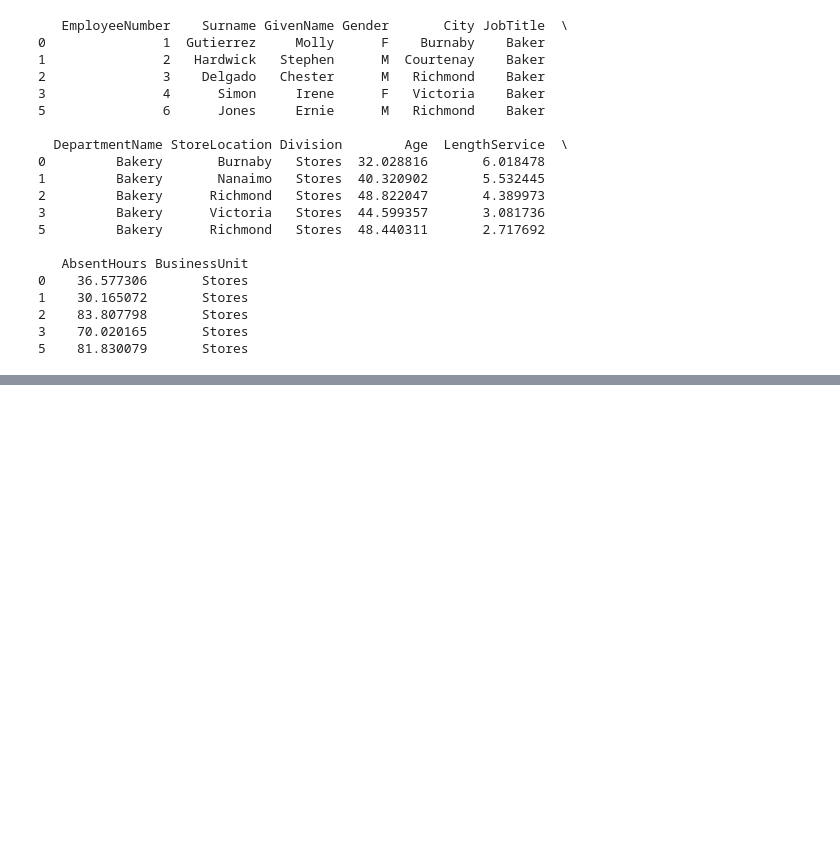
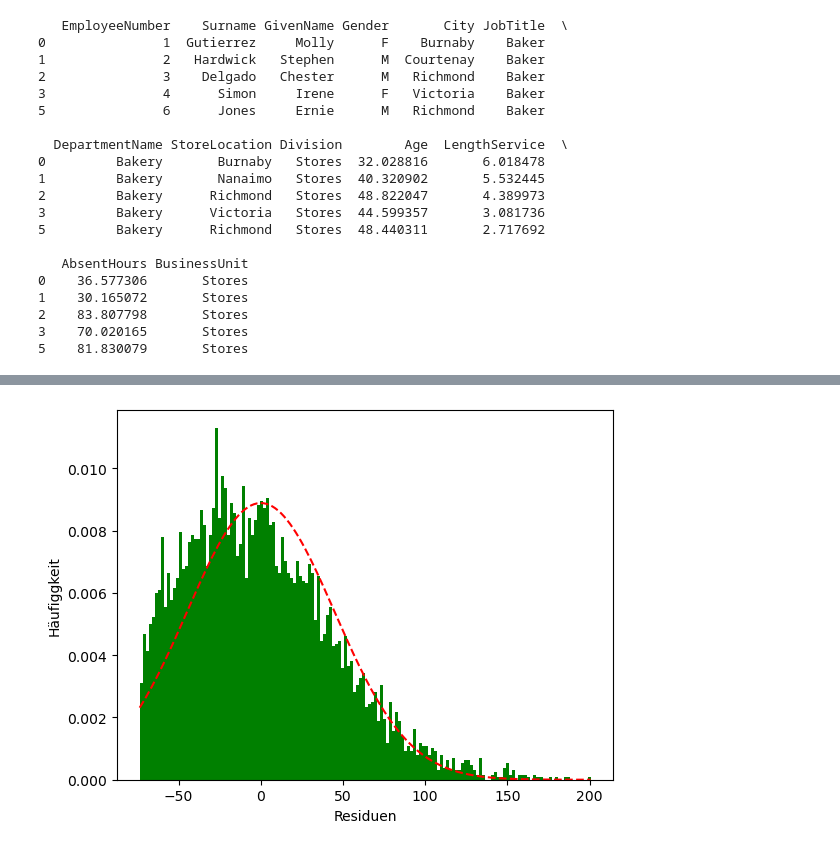
Before and after one commit to Tschoppsilas/LLR, a Jupyter notebook: LE1/Aufgabe 3.ipynb, the cells around one changed output, grey strips where cells are left out. Saved outputs shown, nothing was run; the diff lists cells and outputs as text; code cells hidden in the pictures; blank space fills up the shorter version.

```diff
--- a/LE1/Aufgabe 3.ipynb
+++ b/LE1/Aufgabe 3.ipynb
@@ -99,0 +86,15 @@ plt.plot(list(range(20, 80)), [m * x + b for x in range(20,80)], color='red')
+# %%
+#Verteilung checken
+
+from scipy.stats import norm
+
+n, bins, patches = plt.hist(resid, bins=150, facecolor='green', stacked=True, density=True)
+plt.xlabel('Residuen')
+plt.ylabel('Häufiggkeit')
+mu = np.average(resid)
+sigma = np.std(resid)
+y=norm.pdf(bins, mu, sigma)
+plt.plot(bins, y, 'r--')
+plt.show()
+# %% [output]
+[figure, added]
```
Also changed, not shown: parts of 19 cells of this notebook.
